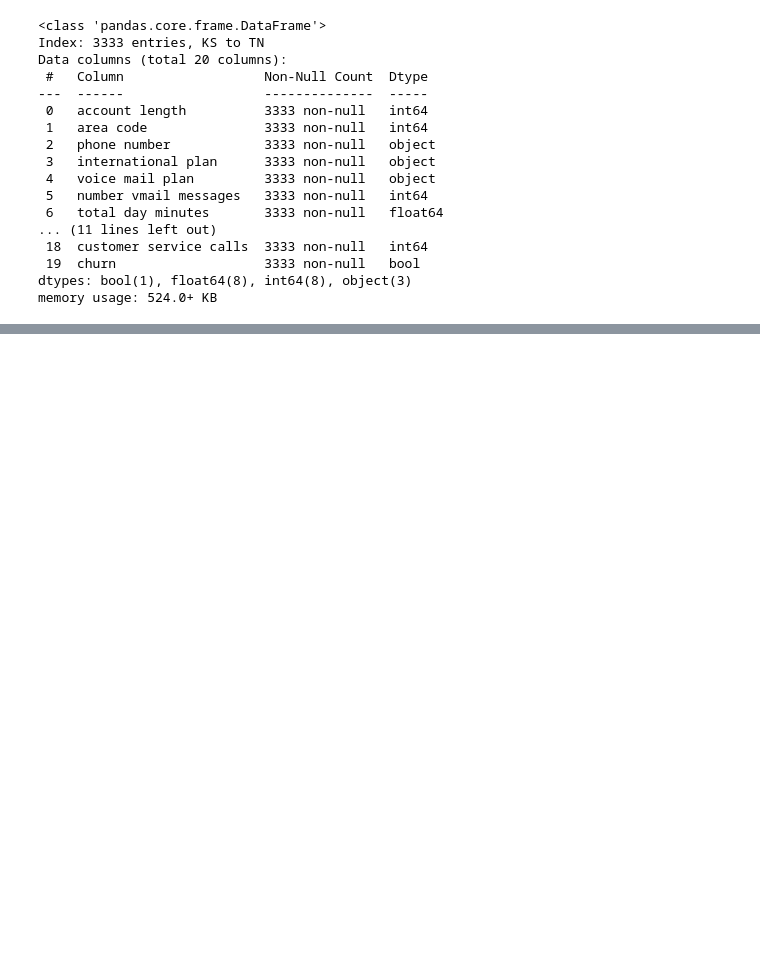
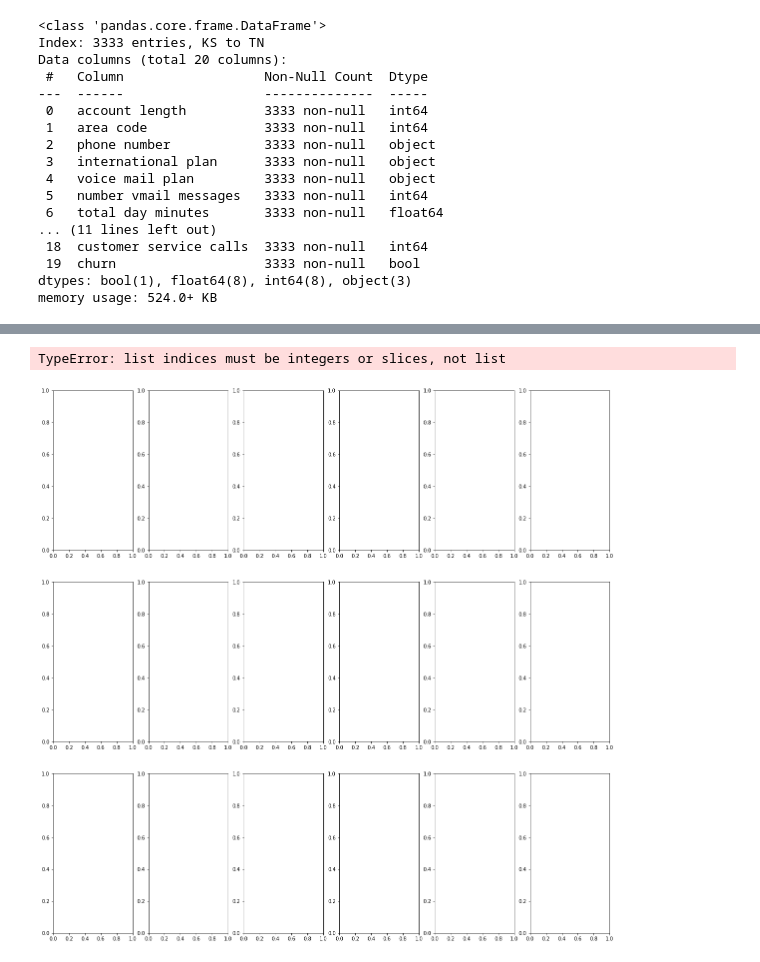
Before and after one commit to TULINYE/Churns_Telcom, a Jupyter notebook: Untitled.ipynb, the cells around one changed output, grey strips where cells are left out. Cells and saved outputs as stored; diff of their text form; code cells hidden in the pictures; blank space fills up the shorter version.

```diff
--- a/Untitled.ipynb
+++ b/Untitled.ipynb
@@ -76,0 +136,14 @@ df.describe()
+# %%
+df = ['voice mail plan','international plan','churn','customer service calls']
+fig,ax = plt.subplots(ncols=6,nrows=3,figsize = (20,20))
+index = 0
+ax = ax.flatten()
+for col,value in df[cat_features].items():
+    p = sns.countplot(x = col,data=df[cat_features],ax = ax[index])
+    p.tick_params(axis='x', rotation=45)
+    plt.xticks(rotation = "45")
+    index += 1
+plt.tight_layout(pad= 0.5,w_pad= 0.7,h_pad=5.0);
+# %% [output]
+TypeError: list indices must be integers or slices, not list
+[figure, added]
```
Also changed, not shown: parts of 9 cells of this notebook.
